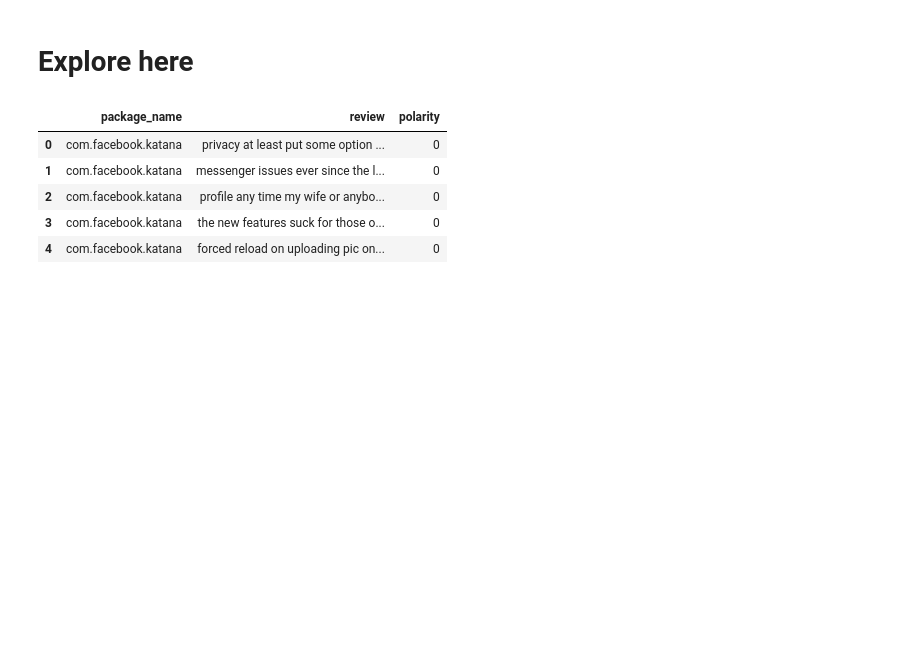
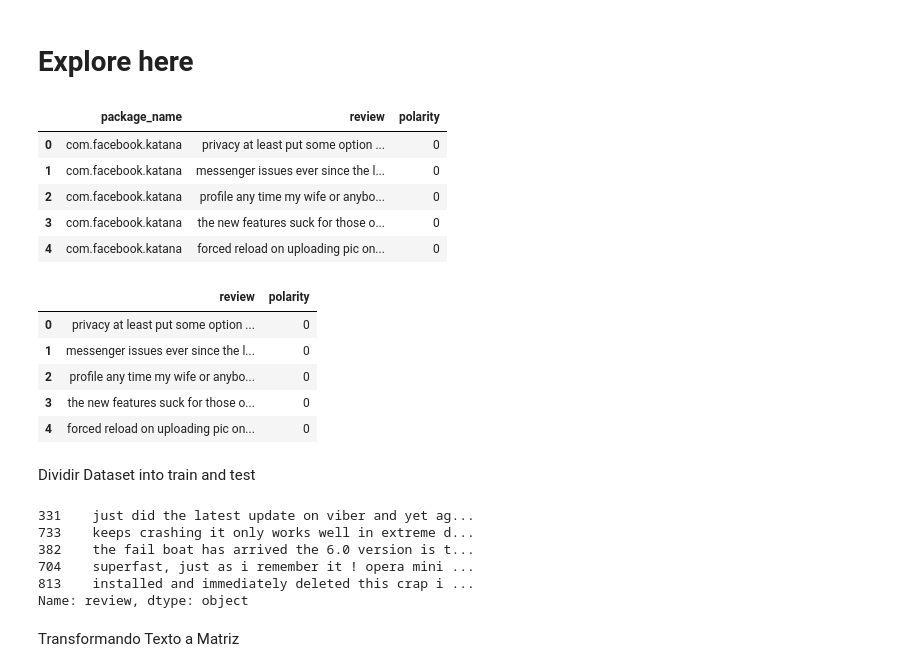
Before and after one commit to Jtoledo88/Naive-Bayes-project, a Jupyter notebook: src/explore.ipynb, the cells around one changed output. Cells and saved outputs as stored; diff of their text form; code cells hidden in the pictures; blank space fills up the shorter version.

```diff
--- a/src/explore.ipynb
+++ b/src/explore.ipynb
@@ -12,3 +12,33 @@ total_data.head()
 | 2 | com.facebook.katana | profile any time my wife or anybo... | 0 |
 | 3 | com.facebook.katana | the new features suck for those o... | 0 |
 | 4 | com.facebook.katana | forced reload on uploading pic on... | 0 |
+# %%
+total_data.drop(["package_name"], axis = 1, inplace = True)
+total_data["review"] = total_data["review"].str.strip().str.lower()
+total_data.head()
+# %% [output]
+|  | review | polarity |
+| 0 | privacy at least put some option ... | 0 |
+| 1 | messenger issues ever since the l... | 0 |
+| 2 | profile any time my wife or anybo... | 0 |
+| 3 | the new features suck for those o... | 0 |
+| 4 | forced reload on uploading pic on... | 0 |
+# %% [markdown]
+Dividir Dataset into train and test
+# %%
+from sklearn.model_selection import train_test_split
+
+X = total_data["review"]
+y = total_data["polarity"]
+
+X_train, X_test, y_train, y_test = train_test_split(X, y, test_size = 0.2, random_state = 42)
+X_train.head()
+# %% [output]
+331    just did the latest update on viber and yet ag...
+733    keeps crashing it only works well in extreme d...
+382    the fail boat has arrived the 6.0 version is t...
+704    superfast, just as i remember it ! opera mini ...
+813    installed and immediately deleted this crap i ...
+Name: review, dtype: object
+# %% [markdown]
+Transformando Texto a Matriz
```
Also changed, not shown: parts of 10 cells of this notebook, 1 other file.
